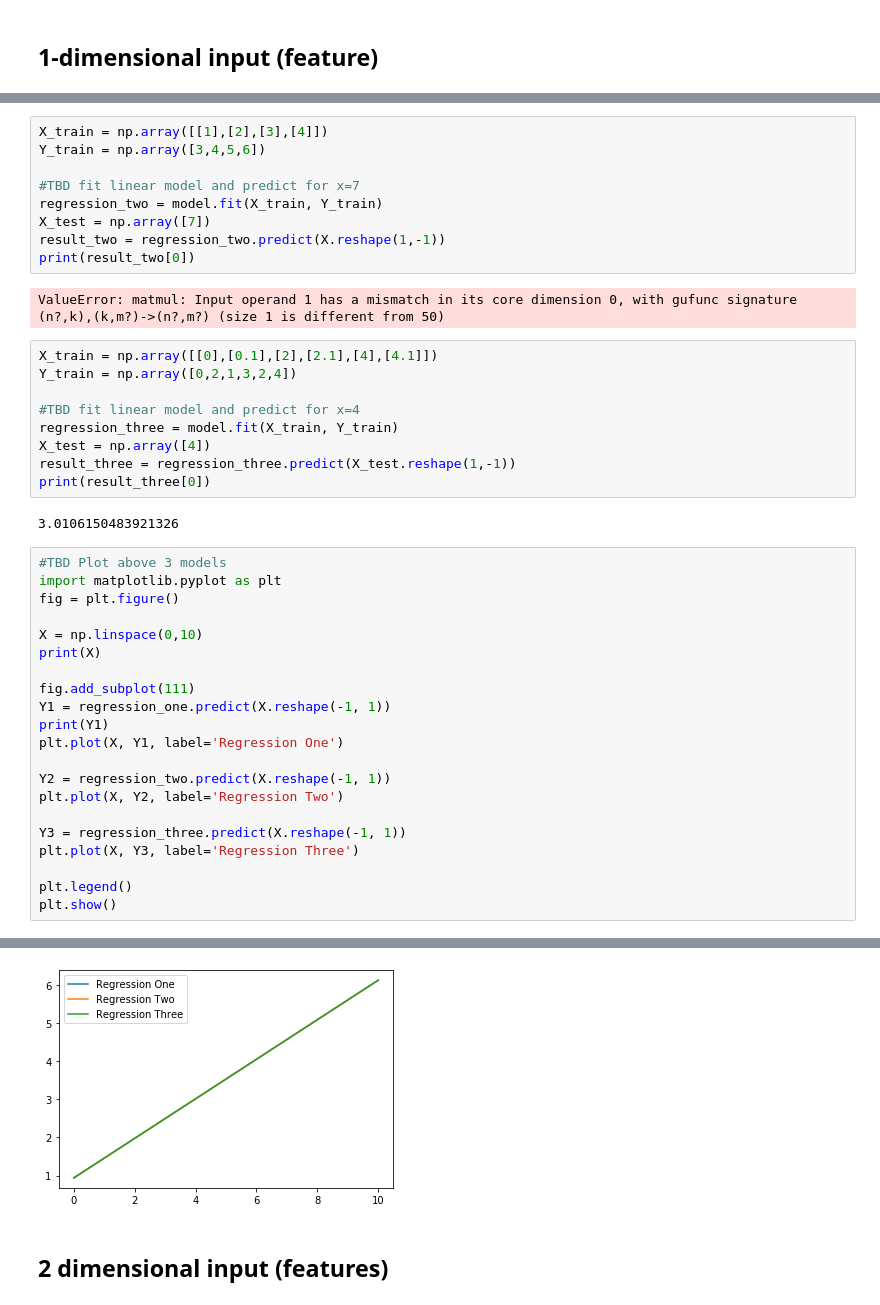
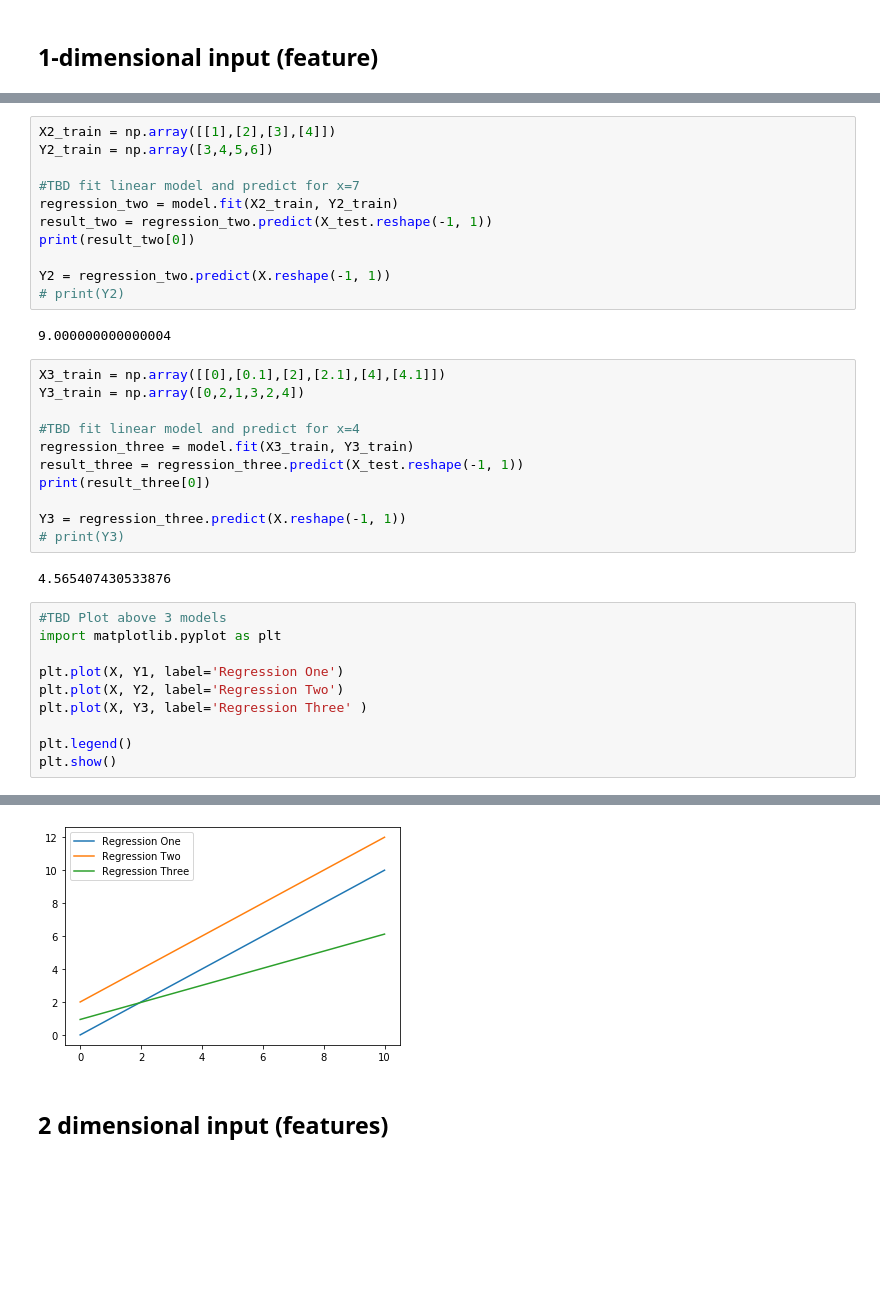
Before and after one commit to dchipping/pml, a Jupyter notebook: course/Problem009_Linear/009.ipynb, the cells around one changed output, grey strips where cells are left out. Cells and saved outputs as stored; diff of their text form; blank space fills up the shorter version.

```diff
--- a/course/Problem009_Linear/009.ipynb
+++ b/course/Problem009_Linear/009.ipynb
@@ -21,43 +25,36 @@ print(result_one[0])
 # %%
-X_train = np.array([[1],[2],[3],[4]])
-Y_train = np.array([3,4,5,6])
+X2_train = np.array([[1],[2],[3],[4]])
+Y2_train = np.array([3,4,5,6])
 
 #TBD fit linear model and predict for x=7
-regression_two = model.fit(X_train, Y_train)
-X_test = np.array([7])
-result_two = regression_two.predict(X.reshape(1,-1))
+regression_two = model.fit(X2_train, Y2_train)
+result_two = regression_two.predict(X_test.reshape(-1, 1))
 print(result_two[0])
+
+Y2 = regression_two.predict(X.reshape(-1, 1))
+# print(Y2)
 # %% [output]
-ValueError: matmul: Input operand 1 has a mismatch in its core dimension 0, with gufunc signature (n?,k),(k,m?)->(n?,m?) (size 1 is different from 50)
+9.000000000000004
 # %%
-X_train = np.array([[0],[0.1],[2],[2.1],[4],[4.1]])
-Y_train = np.array([0,2,1,3,2,4])
+X3_train = np.array([[0],[0.1],[2],[2.1],[4],[4.1]])
+Y3_train = np.array([0,2,1,3,2,4])
 
 #TBD fit linear model and predict for x=4
-regression_three = model.fit(X_train, Y_train)
-X_test = np.array([4])
-result_three = regression_three.predict(X_test.reshape(1,-1))
+regression_three = model.fit(X3_train, Y3_train)
+result_three = regression_three.predict(X_test.reshape(-1, 1))
 print(result_three[0])
+
+Y3 = regression_three.predict(X.reshape(-1, 1))
+# print(Y3)
 # %% [output]
-3.0106150483921326
+4.565407430533876
 # %%
 #TBD Plot above 3 models
 import matplotlib.pyplot as plt
-fig = plt.figure()
 
-X = np.linspace(0,10)
-print(X)
-
-fig.add_subplot(111)
-Y1 = regression_one.predict(X.reshape(-1, 1))
-print(Y1)
 plt.plot(X, Y1, label='Regression One')
-
-Y2 = regression_two.predict(X.reshape(-1, 1))
 plt.plot(X, Y2, label='Regression Two')
-
-Y3 = regression_three.predict(X.reshape(-1, 1))
-plt.plot(X, Y3, label='Regression Three')
+plt.plot(X, Y3, label='Regression Three' )
 
 plt.legend()
 plt.show()
@@ -82,4 +62,4 @@ plt.show()
-[figure, old version]
+[figure, new version]
 # %% [markdown]
 ## 2 dimensional input (features)
 # %%
```
Also changed, not shown: parts of 5 cells of this notebook, 5 other files.
